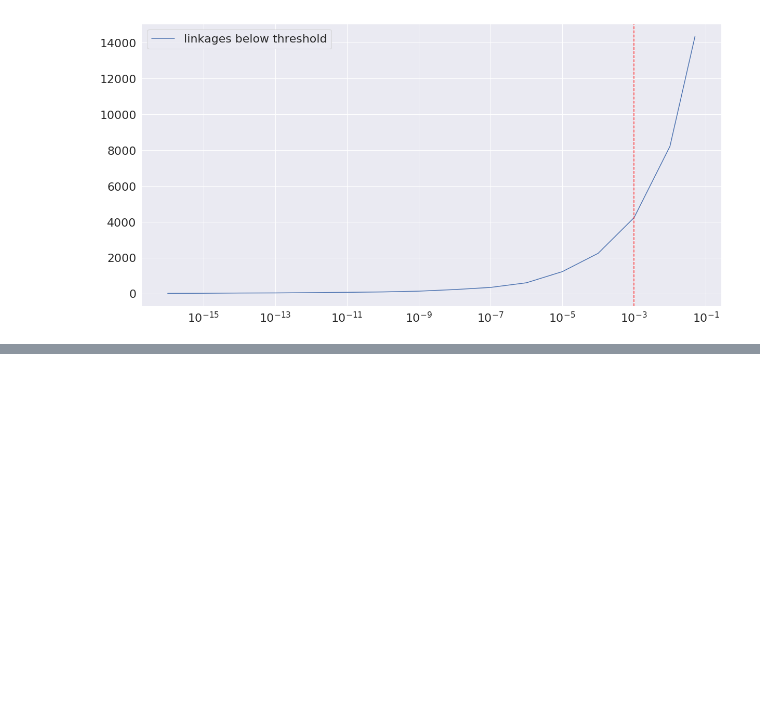
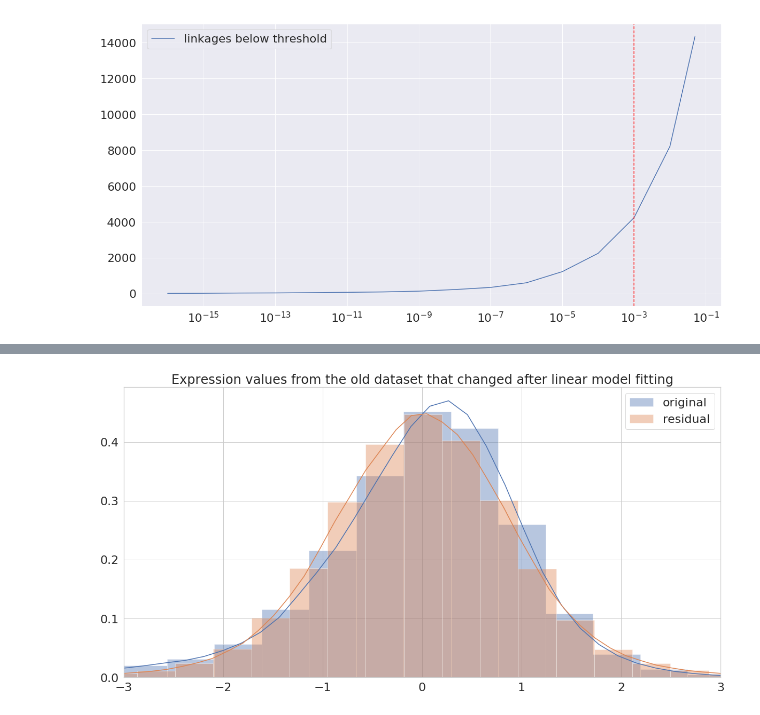
Before and after one commit to ivanov-v-v/PPINs-QTLs-Joint-Analysis, a Jupyter notebook: src/data_analysis.ipynb, the cells around one changed output, grey strips where cells are left out. Saved outputs shown, nothing was run; the diff lists cells and outputs as text; code cells hidden in the pictures; blank space fills up the shorter version.

```diff
--- a/src/data_analysis.ipynb
+++ b/src/data_analysis.ipynb
@@ -1118,0 +1229,14 @@ Wall time: 4.88 s
+# %%
+sns.set(style="whitegrid", font_scale=2)
+plt.figure(figsize=(20, 10))
+plt.title("Expression values from the old dataset that changed after linear model fitting")
+# discrepancy_mask = nan_to_zero_then_scale(residual_expression_dataframe.values[:, 1:].astype(np.float32)) != expression_matrix
+# print("Expression matrices differ in {} entries".format(np.sum(discrepancy_mask)))
+plt.xlim((-3, 3))
+sns.distplot(np.ravel(nan_to_zero_then_scale(expression_dataframe.values[:, 1:].astype(np.float32))), label="original")
+sns.distplot(np.ravel(nan_to_zero_then_scale(residual_expression_dataframe.values[:, 1:].astype(np.float32))), label="residual")
+plt.legend()
+plt.show()
+plt.close()
+# %% [output]
+[figure, added]
```
Also changed, not shown: parts of 12 cells of this notebook, 1 other file.
